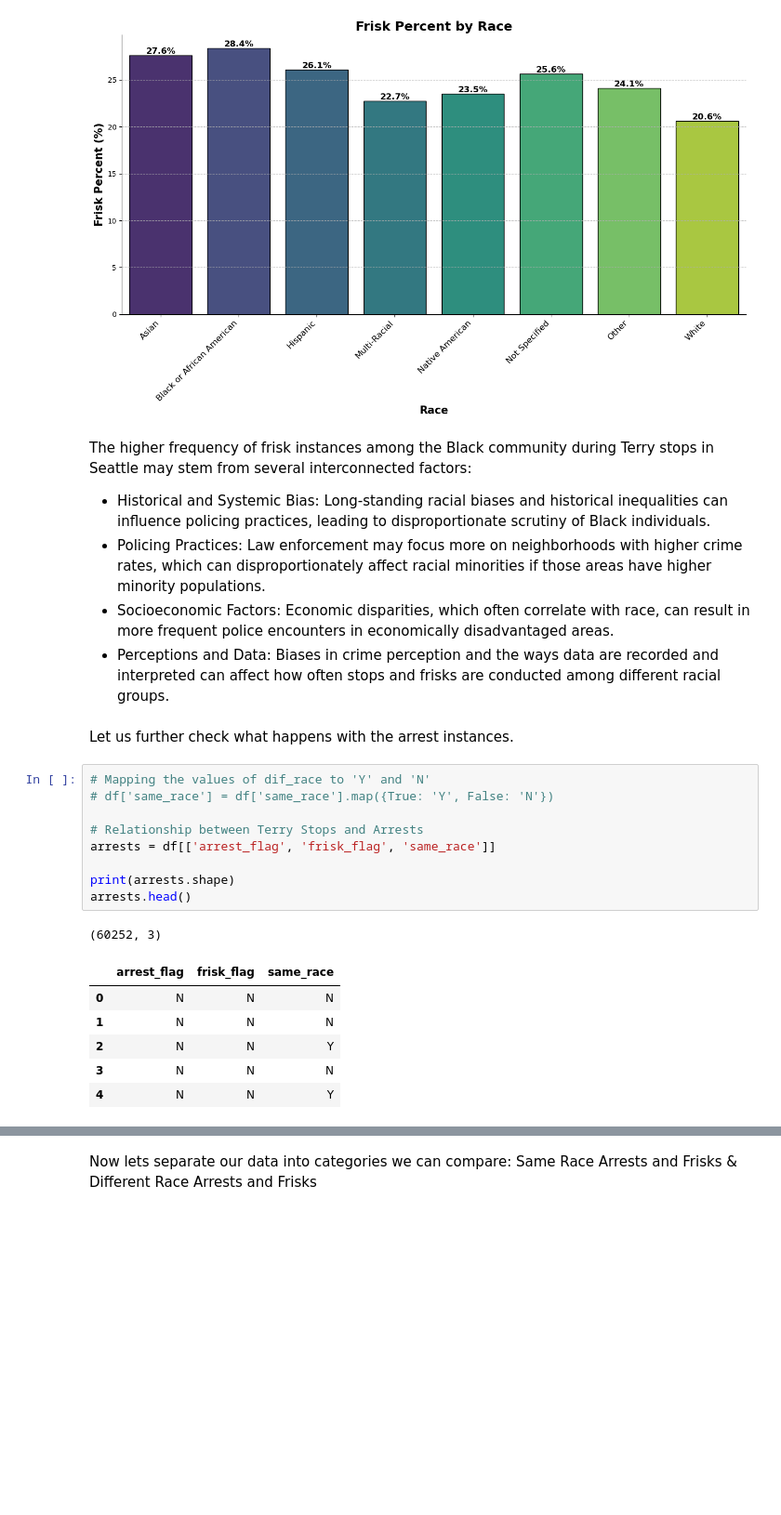
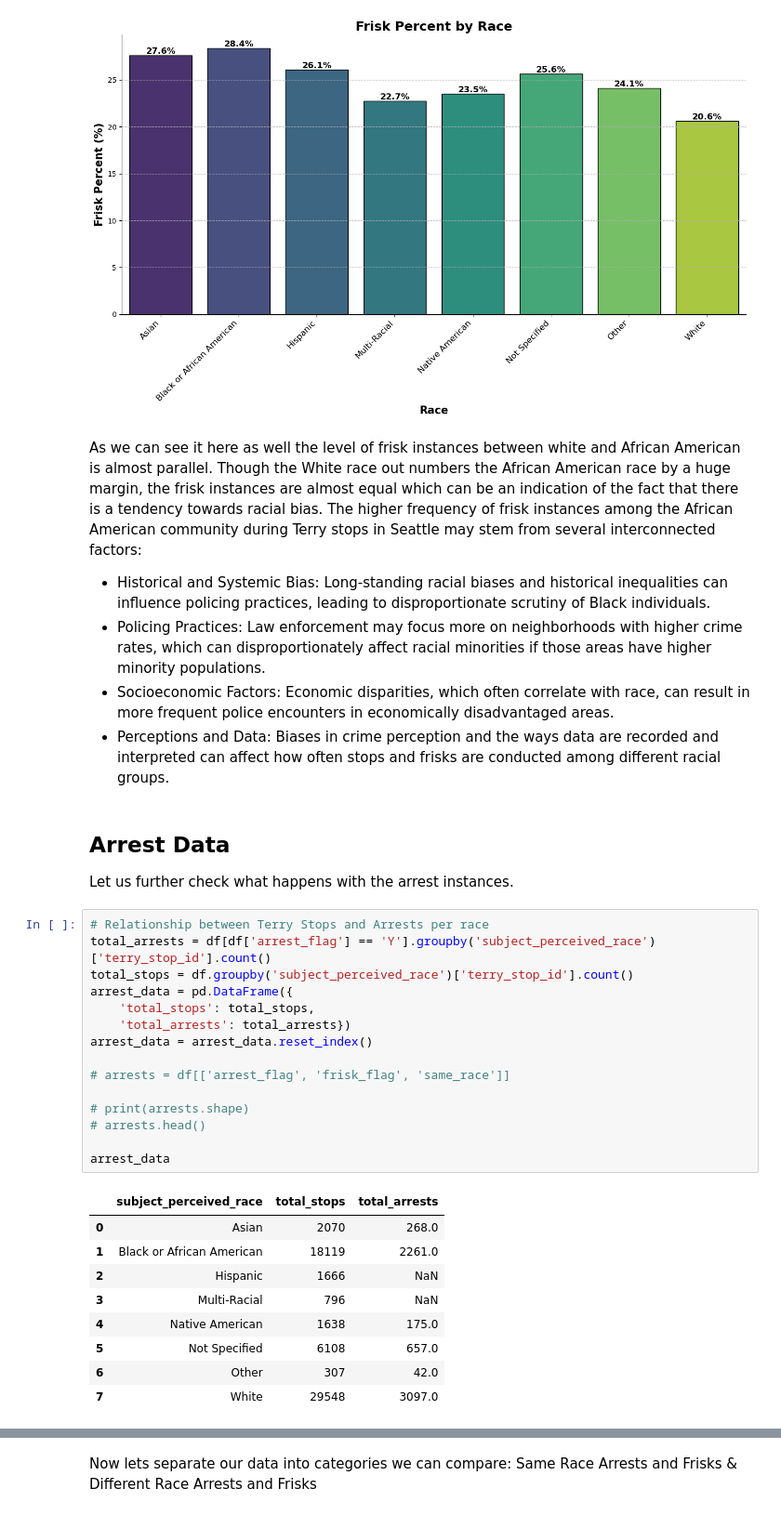
Before and after one commit to ShamlaA/Terry-Traffic-Stops-Prediction-for-Racial-Bias, a Jupyter notebook: Terry_stops_EDA.ipynb, the cells around one changed output, grey strips where cells are left out. Shown at 93% size. Drawn from its saved outputs; the diff is of its cells as text; blank space fills up the shorter version.

```diff
--- a/Terry_stops_EDA.ipynb
+++ b/Terry_stops_EDA.ipynb
@@ -216,28 +230,37 @@ Passing `palette` without assigning `hue` is deprecated and will be removed in v
   ax = sns.barplot(data=stop_data, x='subject_perceived_race', y='frisk_percent', palette='viridis', edgecolor='black')
 [figure]
 # %% [markdown]
-The higher frequency of frisk instances among the Black community during Terry stops in Seattle may stem from several interconnected factors:
-
+As we can see it here as well the level of frisk instances between white and African American is almost parallel. Though the White race out numbers the African American race by a huge margin, the frisk instances are almost equal which can be an indication of the fact that there is a tendency towards racial bias.
+The higher frequency of frisk instances among the African American community during Terry stops in Seattle may stem from several interconnected factors:
 * Historical and Systemic Bias: Long-standing racial biases and historical inequalities can influence policing practices, leading to disproportionate scrutiny of Black individuals.
 * Policing Practices: Law enforcement may focus more on neighborhoods with higher crime rates, which can disproportionately affect racial minorities if those areas have higher minority populations.
 * Socioeconomic Factors: Economic disparities, which often correlate with race, can result in more frequent police encounters in economically disadvantaged areas.
 * Perceptions and Data: Biases in crime perception and the ways data are recorded and interpreted can affect how often stops and frisks are conducted among different racial groups.
 # %% [markdown]
+## Arrest Data
 Let us further check what happens with the arrest instances.
-# %%
-# Mapping the values of dif_race to 'Y' and 'N'
-# df['same_race'] = df['same_race'].map({True: 'Y', False: 'N'})
-
-# Relationship between Terry Stops and Arrests
-arrests = df[['arrest_flag', 'frisk_flag', 'same_race']]
-
-print(arrests.shape)
-arrests.head()
-# %% [output]
-(60252, 3)
-|  | arrest_flag | frisk_flag | same_race |
-| 0 | N | N | N |
-| 1 | N | N | N |
-| 2 | N | N | Y |
-| 3 | N | N | N |
-| 4 | N | N | Y |
+# %%
+# Relationship between Terry Stops and Arrests per race
+total_arrests = df[df['arrest_flag'] == 'Y'].groupby('subject_perceived_race')['terry_stop_id'].count()
+total_stops = df.groupby('subject_perceived_race')['terry_stop_id'].count()
+arrest_data = pd.DataFrame({
+    'total_stops': total_stops,
+    'total_arrests': total_arrests})
+arrest_data = arrest_data.reset_index()
+
+# arrests = df[['arrest_flag', 'frisk_flag', 'same_race']]
+
+# print(arrests.shape)
+# arrests.head()
+
+arrest_data
+# %% [output]
+|  | subject_perceived_race | total_stops | total_arrests |
+| 0 | Asian | 2070 | 268.0 |
+| 1 | Black or African American | 18119 | 2261.0 |
+| 2 | Hispanic | 1666 | NaN |
+| 3 | Multi-Racial | 796 | NaN |
+| 4 | Native American | 1638 | 175.0 |
+| 5 | Not Specified | 6108 | 657.0 |
+| 6 | Other | 307 | 42.0 |
+| 7 | White | 29548 | 3097.0 |
```
Also changed, not shown: parts of 27 cells of this notebook.
